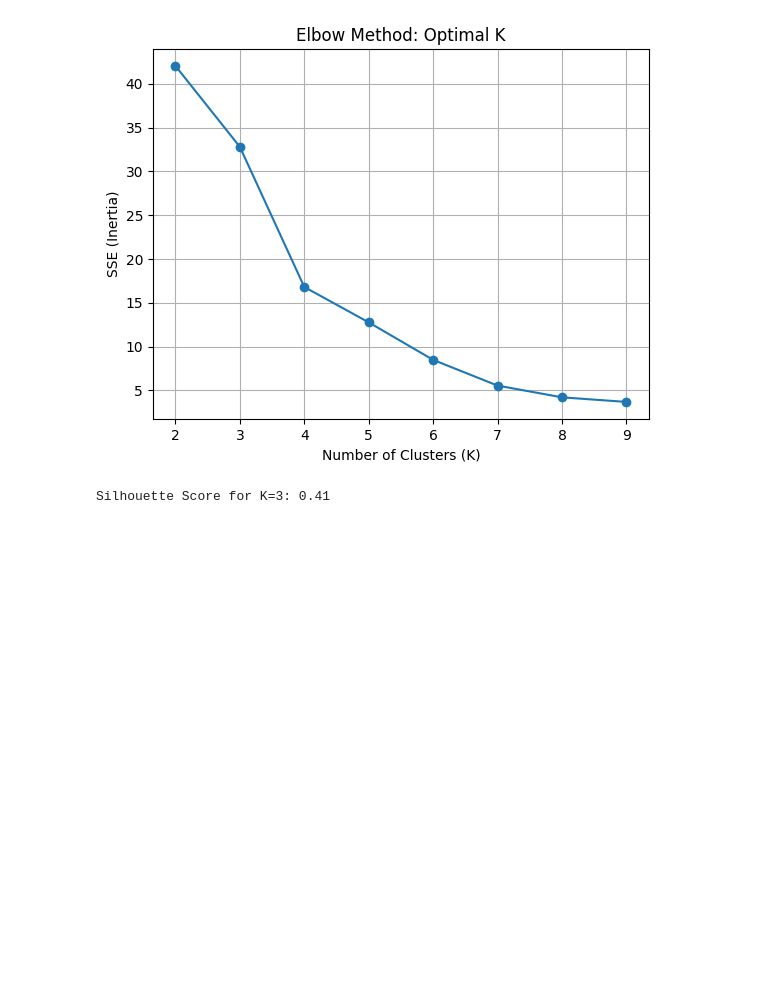
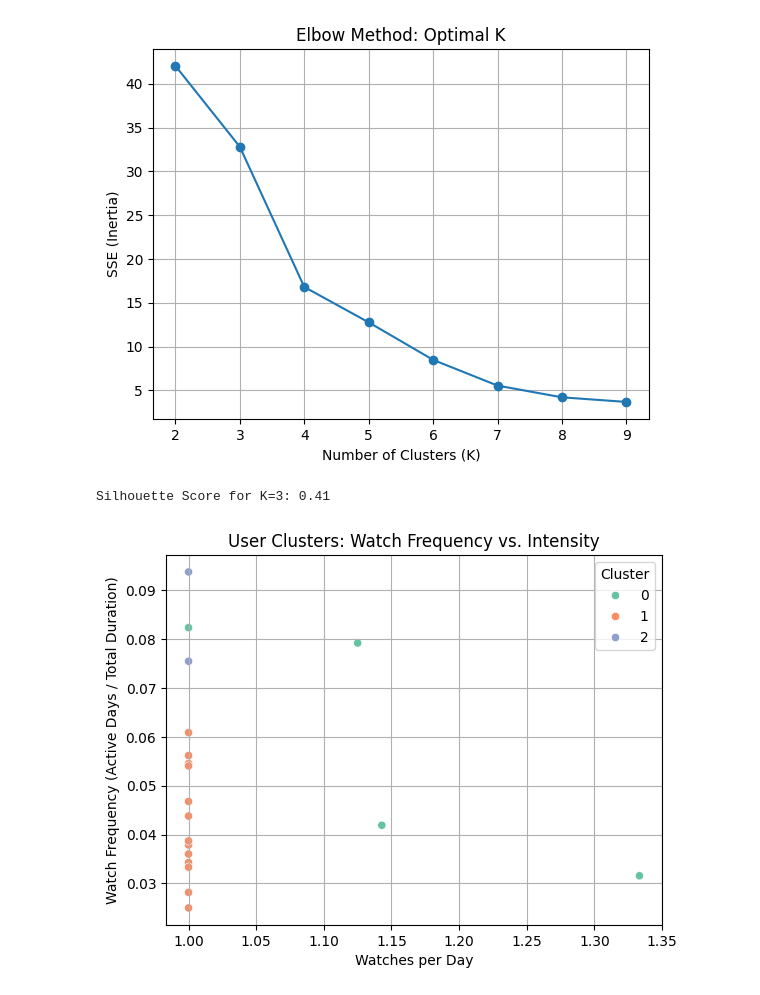
Before and after one commit to ARUNAGIRINATHAN-K/Data-Analyst-Project-Portfolio, a Jupyter notebook: Netflix-WatchPattern-Analytics/notebooks/04_clustering_users.ipynb, the cells around one changed output. Saved outputs shown, nothing was run; the diff lists cells and outputs as text; code cells hidden in the pictures; blank space fills up the shorter version.

Commit message:
scatter

```diff
--- a/Netflix-WatchPattern-Analytics/notebooks/04_clustering_users.ipynb
+++ b/Netflix-WatchPattern-Analytics/notebooks/04_clustering_users.ipynb
@@ -56,3 +56,19 @@ score = silhouette_score(X_scaled, user_df['Cluster'])
 print(f"Silhouette Score for K={optimal_k}: {score:.2f}")
 # %% [output]
 Silhouette Score for K=3: 0.41
+# %%
+sns.scatterplot(
+    x='Watch_Per_Day',
+    y='Watch_Frequency',
+    hue='Cluster',
+    data=user_df,
+    palette='Set2'
+)
+plt.title("User Clusters: Watch Frequency vs. Intensity")
+plt.xlabel("Watches per Day")
+plt.ylabel("Watch Frequency (Active Days / Total Duration)")
+plt.legend(title="Cluster")
+plt.grid(True)
+plt.show()
+# %% [output]
+[figure, added]
```
